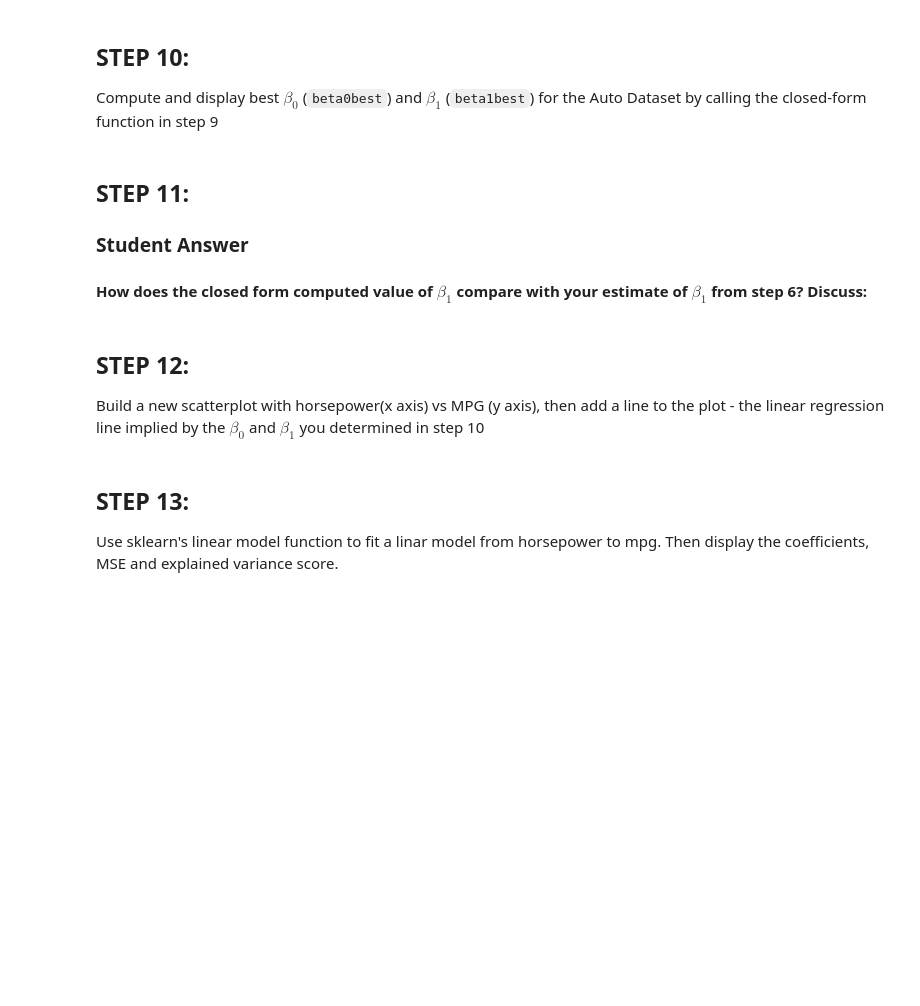
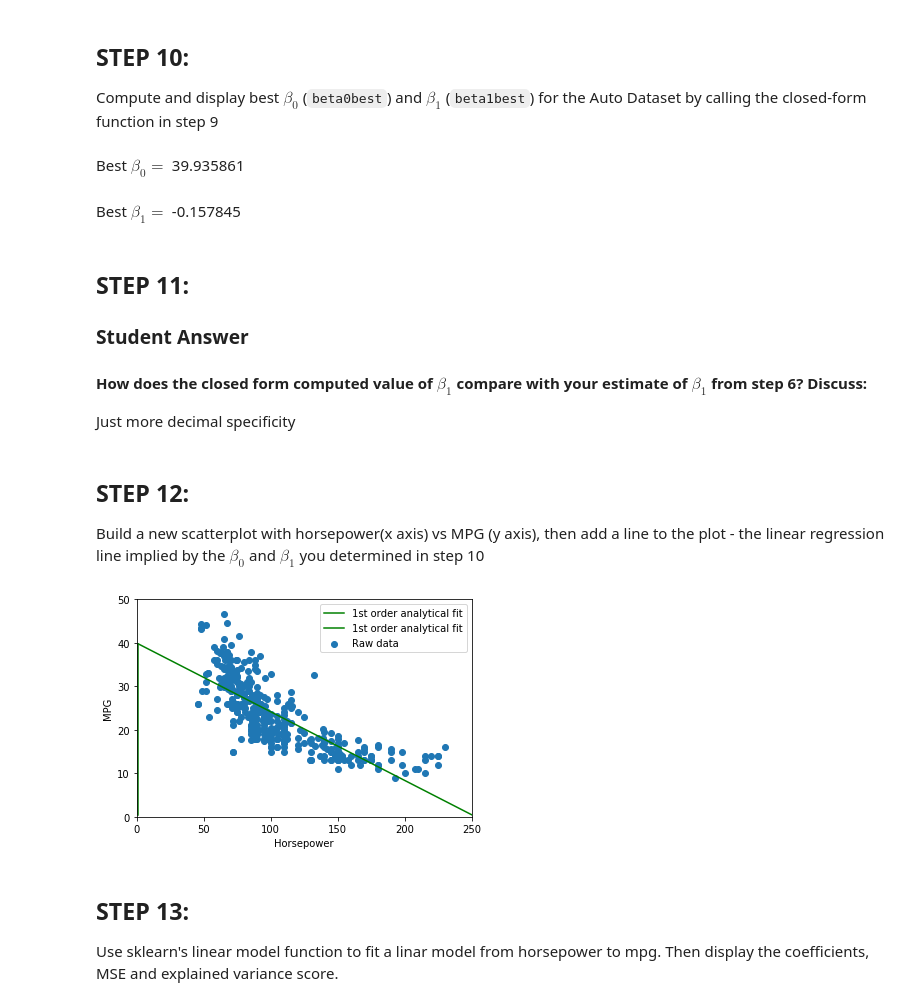
Before and after one commit to mdemore2/CSCE623, a Jupyter notebook: Homework/HW1/Demore_HW1.ipynb, the cells around one changed output. Saved outputs shown, nothing was run; the diff lists cells and outputs as text; code cells hidden in the pictures; blank space fills up the shorter version.

```diff
--- a/Homework/HW1/Demore_HW1.ipynb
+++ b/Homework/HW1/Demore_HW1.ipynb
@@ -240,7 +252,17 @@ which is a structure containing the values for the 2 coefficients $\beta_0$ and
 # which accepts a column vector of x values and a column vector of y values and returns betas,
 # which is a structure containing the values for the 2 coefficients beta0 and beta1
 #---------------------------------------------
+def computeBetas(xVec, yVec):
+    if len(xVec.shape)==1: # need to expand dims if shape of form (n,)
+        xVec = np.expand_dims(xVec,1)
 
+    if  not np.allclose(np.ones((xVec.shape[0],1)),xVec[:,0]): # check if there is already a column of ones in front
+        xVec = np.hstack([np.ones((xVec.shape[0],1)),xVec])
+
+    XpX = np.dot(xVec.T,xVec) # X'X
+    XpY = np.dot(xVec.T,yVec) # X'Y
+
+    return np.dot(np.linalg.inv(XpX),XpY) # b=(X'X)^-1(X'Y)
 
 #---------------------------------------------
 # %% [markdown]
@@ -250,27 +272,43 @@ Compute and display best $\beta_0$ (`beta0best`) and $\beta_1$ (`beta1best`) for
 #STEP 10
 #STUDENT CODE - Compute beta0best and beta1best for the Auto Dataset by calling the closed-form function in step 9
 #---------------------------------------------
-
-
+betas = computeBetas(data.horsepower, data.mpg)
+display(md(r'Best $\beta_0=$ %f' %betas[0]))
+display(md(r'Best $\beta_1=$ %f' %betas[1]))
 
 #---------------------------------------------
+# %% [output]
+Best $\beta_0=$ 39.935861
+Best $\beta_1=$ -0.157845
 # %% [markdown]
 ## STEP 11:
 
 ### Student Answer
 
 #### How does the closed form computed value of $\beta_1$ compare with your estimate of $\beta_1$ from step 6?   Discuss:
+Just more decimal specificity
 # %% [markdown]
 ## STEP 12:
 Build a new scatterplot with horsepower(x axis) vs MPG (y axis), then add a line to the plot - the linear regression line implied by the $\beta_0$ and $\beta_1$ you determined in step 10
 # %%
 #STEP 12
 
 #STUDENT CODE - Build a new scatterplot with horsepower(x axis) vs MPG (y axis)
 # add a line to the plot - the linear regression line implied by the beta0 and beta1 you determined in step 10
 #---------------------------------------------
-
+x_plot = np.vstack((np.ones(250),np.linspace(1,250,num=250))).T
+yhat = np.dot(x_plot,betas)
+plt.scatter(data.horsepower, data.mpg, label='Raw data')
+plt.plot(x_plot, yhat, '-g', label='1st order analytical fit')
+plt.xlim([0,250])
+plt.ylim([0,50])
+plt.xlabel('Horsepower')
+plt.ylabel('MPG')
+plt.legend()
+plt.show();
 #---------------------------------------------
+# %% [output]
+[figure, added]
 # %% [markdown]
 ## STEP 13:
 Use sklearn's linear model function to fit a linar model from horsepower to mpg. Then display the coefficients, MSE and explained variance score.
```
Also changed, not shown: parts of 12 cells of this notebook, 1 other file.
